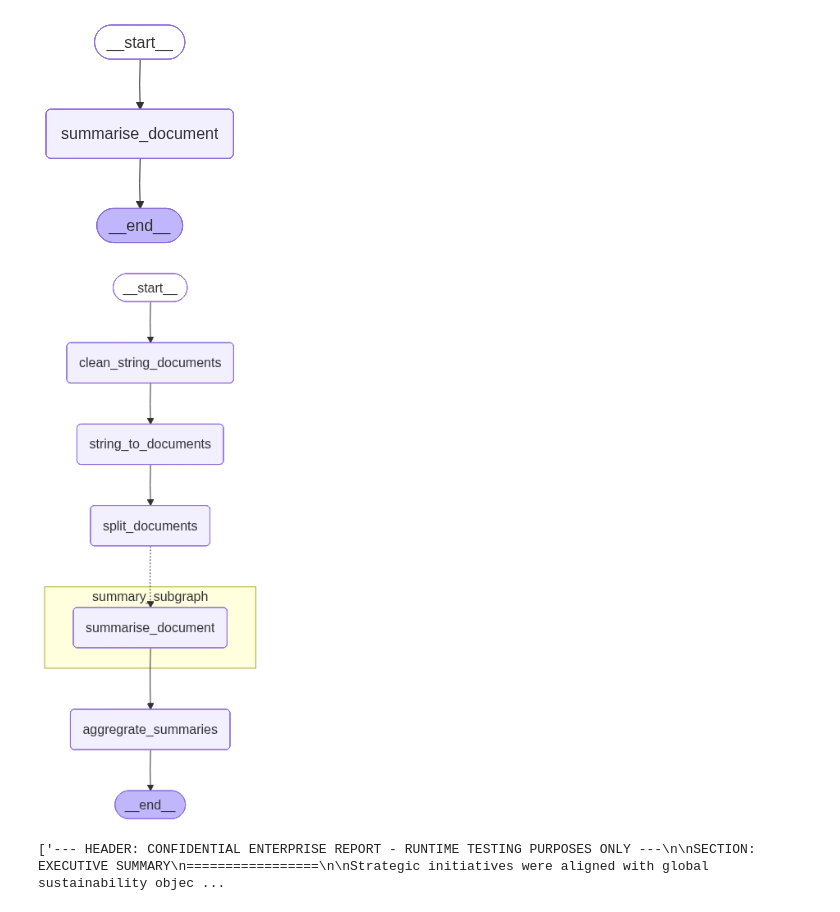
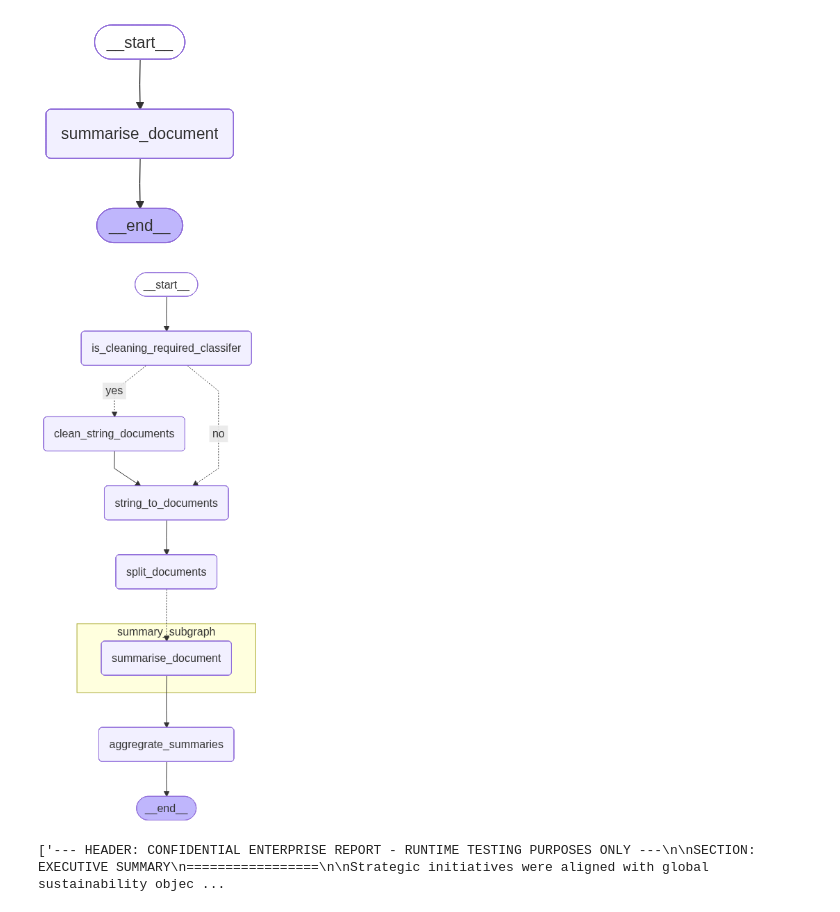
Before and after one commit to yahiaabdelhady2023/cross-border-e-commerce-agent-swarm, a Jupyter notebook: new_agentic_framework.ipynb, the cells around one changed output. Saved outputs shown, nothing was run; the diff lists cells and outputs as text; code cells hidden in the pictures.

Commit message:
added conditional regarding cleaning node

```diff
--- a/new_agentic_framework.ipynb
+++ b/new_agentic_framework.ipynb
@@ -369,6 +369,7 @@ class SummaryState(TypedDict):
     error_messages: Annotated[list,add_messages]
     mini_summaries: Annotated[list[Document], operator.add]
     final_summary: str
+    clean_required: Literal["yes","no"]
 
 class SummaryWorkerState(TypedDict):
     current_clean_document: Document
@@ -387,6 +388,11 @@ class SummaryOutputSchema(BaseModel):
     "make sure to make it cohesive")
 # %% [markdown]
 #### Classifier Nodes
+# %%
+def is_cleaning_required_classifer(state: SummaryState):
+    """check if it is a requirement to clean the document or to proceed right away into processing it"""
+    print("is_cleaning_required_classifer",state["clean_required"])
+    return {"clean_required":state["clean_required"]}
 # %% [markdown]
 #### Router Nodes
 # %%
@@ -397,6 +403,9 @@ def summary_task_splitter_router(state: SummaryState):
     """creates a summary subgraph for each splitted clean document privately"""
     print("summary_task_splitter_router state",state)
     return [Send("summary_subgraph", {"current_clean_document":current_clean_document}) for current_clean_document in state["splitted_documents"]]
+
+def clean_required_router(state: SummaryState):
+    return state["clean_required"]
 # %% [markdown]
 #### Nodes
 # %%
@@ -482,22 +491,24 @@ display(Image(summary_subgraph_compiled.get_graph().draw_mermaid_png()))
 [figure]
 # %%
 summary_parentgraph = StateGraph(SummaryState)
+summary_parentgraph.add_node("is_cleaning_required_classifer",is_cleaning_required_classifer)
 summary_parentgraph.add_node("clean_string_documents",clean_string_documents)
 summary_parentgraph.add_node("string_to_documents",string_to_documents)
 summary_parentgraph.add_node("split_documents",split_documents)
 summary_parentgraph.add_node("summary_subgraph",summary_subgraph_compiled)
 summary_parentgraph.add_node("aggregrate_summaries",aggregrate_summaries)
 ###########################################################################
-summary_parentgraph.add_edge(START,"clean_string_documents")
+summary_parentgraph.add_edge(START,"is_cleaning_required_classifer")
+summary_parentgraph.add_conditional_edges("is_cleaning_required_classifer", clean_required_router, {"yes":"clean_string_documents","no":"string_to_documents"})
 summary_parentgraph.add_edge("clean_string_documents","string_to_documents")
 summary_parentgraph.add_edge("string_to_documents","split_documents")
 summary_parentgraph.add_conditional_edges("split_documents",summary_task_splitter_router,["summary_subgraph"])
 summary_parentgraph.add_edge("summary_subgraph","aggregrate_summaries")
 summary_parentgraph.add_edge("aggregrate_summaries",END)
 summary_parentgraph = summary_parentgraph.compile()
 display(Image(summary_parentgraph.get_graph(xray=True).draw_mermaid_png()))
 # %% [output]
-[figure, old version]
+[figure, new version]
 # %%
 with open("llm_test_document.txt","r") as f:
     text = f.read()
```
Also changed, not shown: parts of 5 cells of this notebook.
